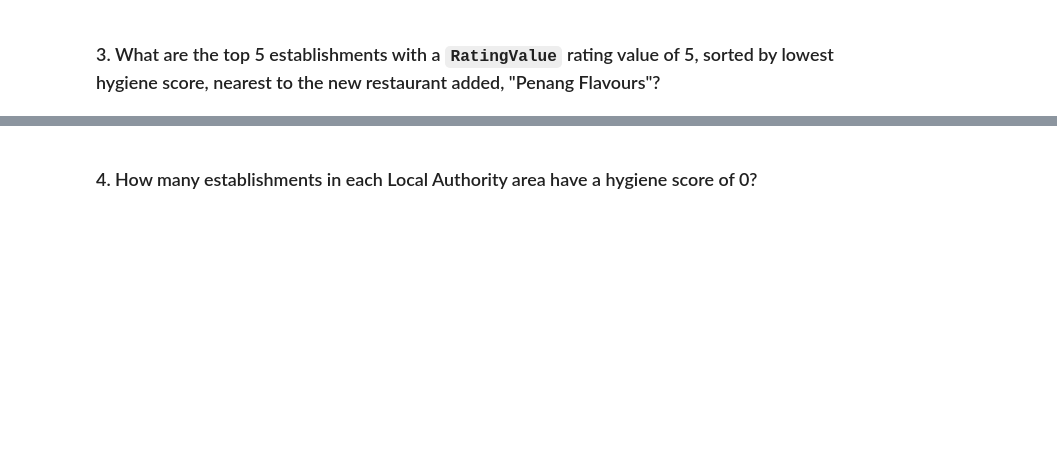
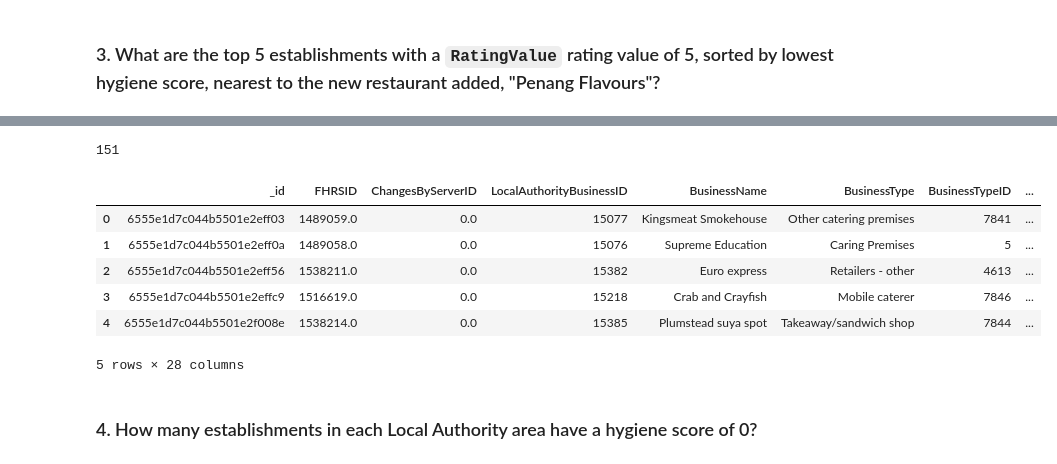
Before and after one commit to falconpunch082/Data-Analysis-Portfolio, a Jupyter notebook: nosql-challenge - Week 12 Homework/NoSQL_analysis.ipynb, the cells around one changed output, grey strips where cells are left out. Drawn from its saved outputs; the diff is of its cells as text; code cells hidden in the pictures; blank space fills up the shorter version.

```diff
--- a/nosql-challenge - Week 12 Homework/NoSQL_analysis.ipynb
+++ b/nosql-challenge - Week 12 Homework/NoSQL_analysis.ipynb
@@ -166,15 +200,14 @@ degree_search = 0.01
 latitude = db.establishments.find_one({"BusinessName":"Penang Flavours"}, {"geocode.latitude": 1})['geocode']['latitude']
 longitude = db.establishments.find_one({"BusinessName":"Penang Flavours"}, {"geocode.longitude": 1})['geocode']['longitude']
 
-query = {'latitude':
-         {'$gte': (latitude - degree_search)},
-         'latitude':
-         {'$lte': (latitude + degree_search)},
-         'longitude':
-         {'$gte': (longitude - degree_search)},
-         'longitude'
+query = {'geocode.latitude':
+         {'$gte': (latitude - degree_search), '$lte': (latitude + degree_search)},
+         'geocode.longitude':
+         {'$gte': (longitude - degree_search), '$lte': (longitude + degree_search)},
         }
-sort =
+sort = [('scores.Hygiene', 1)]
 
 # Print the results
+proxi = db.establishments.find(query).sort(sort)
+pprint(list(proxi))
 # %% [output]
@@ -182,5 +231,21 @@ sort =
 # %%
-# Convert result to Pandas DataFrame
+# Convert the result to a Pandas DataFrame
+proxi_df = pd.DataFrame(db.establishments.find(query).sort(sort))
+
+# Display the number of rows in the DataFrame
+print(len(proxi_df))
+
+# Display the first 5 rows of the DataFrame
+proxi_df.head(5)
+# %% [output]
+151
+|  | _id | FHRSID | ChangesByServerID | LocalAuthorityBusinessID | BusinessName | BusinessType | BusinessTypeID | ... |
+| 0 | 6555e1d7c044b5501e2eff03 | 1489059.0 | 0.0 | 15077 | Kingsmeat Smokehouse | Other catering premises | 7841 | ... |
+| 1 | 6555e1d7c044b5501e2eff0a | 1489058.0 | 0.0 | 15076 | Supreme Education | Caring Premises | 5 | ... |
+| 2 | 6555e1d7c044b5501e2eff56 | 1538211.0 | 0.0 | 15382 | Euro express | Retailers - other | 4613 | ... |
+| 3 | 6555e1d7c044b5501e2effc9 | 1516619.0 | 0.0 | 15218 | Crab and Crayfish | Mobile caterer | 7846 | ... |
+| 4 | 6555e1d7c044b5501e2f008e | 1538214.0 | 0.0 | 15385 | Plumstead suya spot | Takeaway/sandwich shop | 7844 | ... |
+5 rows × 28 columns
 # %% [markdown]
 ### 4. How many establishments in each Local Authority area have a hygiene score of 0?
 # %%
```
Also changed, not shown: parts of 13 cells of this notebook.
